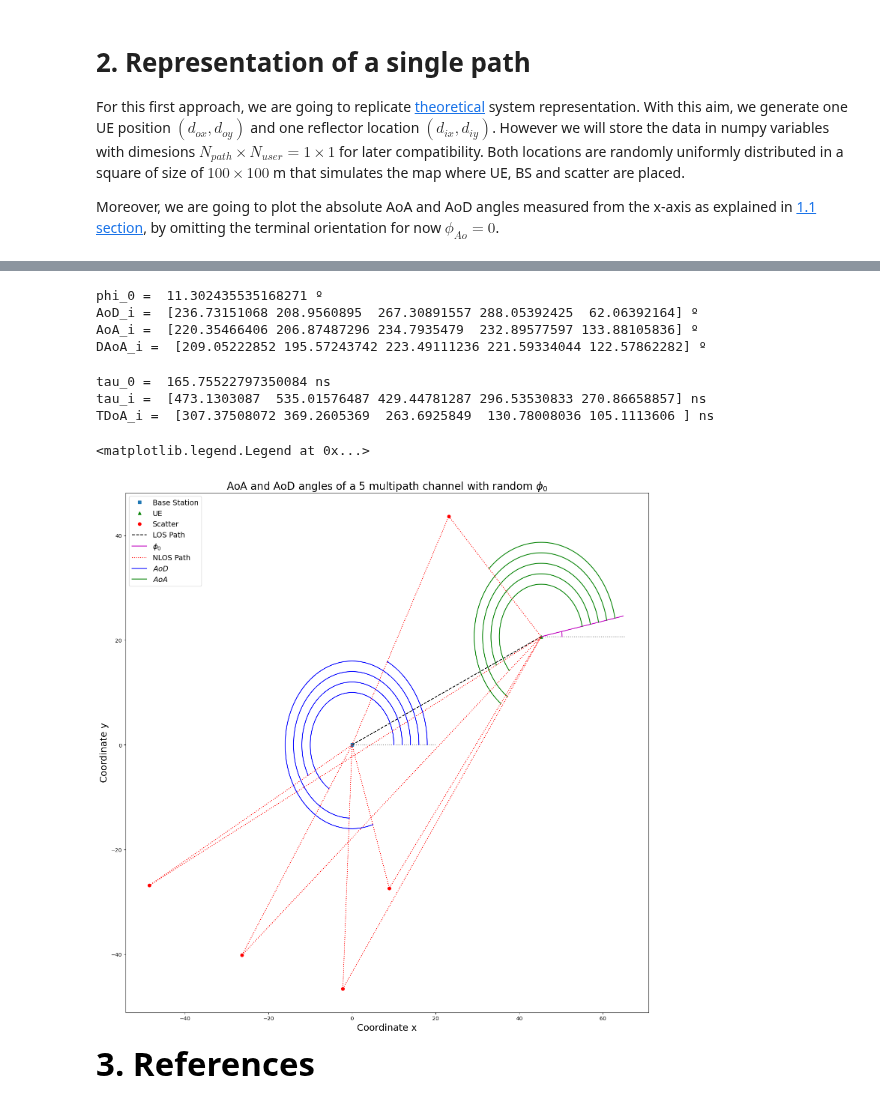
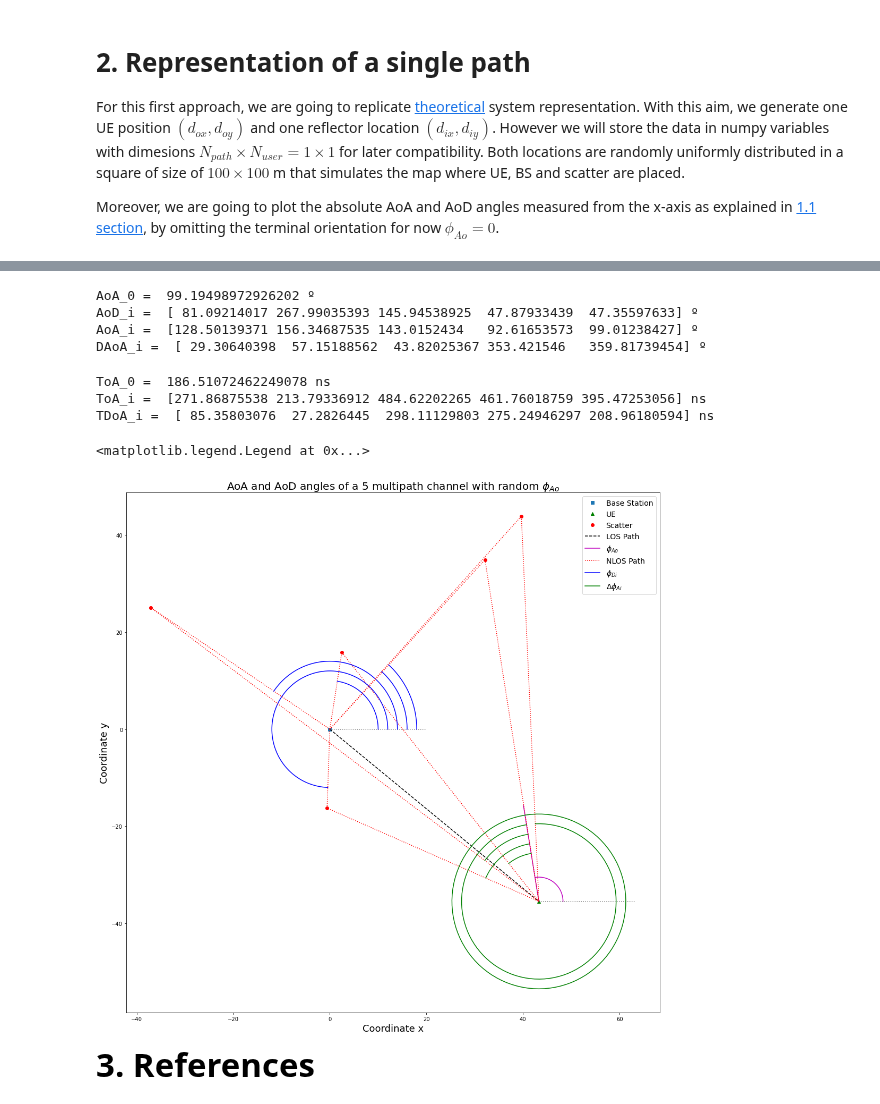
Before and after one commit to gomezcuba/CASTRO-5G, a Jupyter notebook: Tutorials/Tutorial_1_MultipathLocationEstimator.ipynb, the cells around one changed output, grey strips where cells are left out. Saved outputs shown, nothing was run; the diff lists cells and outputs as text; code cells hidden in the pictures.

```diff
--- a/Tutorials/Tutorial_1_MultipathLocationEstimator.ipynb
+++ b/Tutorials/Tutorial_1_MultipathLocationEstimator.ipynb
@@ -241,9 +227,9 @@ In this second approach part, we are going to take in account UE orientation, ge
 # %%
 # We generate a random angle for UE offset
-phi_0 = np.random.rand(1)*2*np.pi
-DAoA_i = np.mod(AoA_i - phi_0, 2*np.pi)
+AoA_0 = np.random.rand(1)*2*np.pi
+DAoA_i = np.mod(AoA_i - AoA_0, 2*np.pi)
 
-print("phi_0 = ",np.rad2deg(phi_0[0]), "º")
+print("AoA_0 = ",np.rad2deg(AoA_0[0]), "º")
 print("AoA_i = ",np.rad2deg(AoA_i[0][0]), "º")
 print("DAoA_i = ",np.rad2deg(DAoA_i[0][0]), "º")
 # %% [output]
@@ -278,13 +264,13 @@ plt.plot([0, circle_scale + Npath*2], [0,0], ":", color="grey")
 plt.plot([d_0x, d_0x + circle_scale + Npath], [d_0y,d_0y], ":", color="grey")
 
 # Plot phi_0 reference line
-plt.plot([d_0x, d_0x + np.cos(phi_0)*circle_scale], [d_0y, d_0y + np.sin(phi_0)*circle_scale], color="m")
+plt.plot([d_0x, d_0x + np.cos(AoA_0)*circle_scale], [d_0y, d_0y + np.sin(AoA_0)*circle_scale], color="m")
 
-# Plot phi_0 angle
-plt.plot(d_0x + (circle_scale/2)*np.cos((phi_0)*t), d_0y + (circle_scale/2)*np.sin((phi_0)*t), color="m" ,label="$\phi_0$")
+# Plot AoA_0 angle
+plt.plot(d_0x + (circle_scale/2)*np.cos((AoA_0)*t), d_0y + (circle_scale/2)*np.sin((AoA_0)*t), color="m" ,label="$\phi_{Ao}$")
 
 # Plot AoD angle
-plt.plot(0 + (circle_scale)*np.cos(AoD_i[0]*t), 0 + (circle_scale)*np.sin(AoD_i[0]*t), color="b", label="$AoD$")
+plt.plot(0 + (circle_scale)*np.cos(AoD_i[0]*t), 0 + (circle_scale)*np.sin(AoD_i[0]*t), color="b", label="$\phi_{Di}$")
 
 # Plot AoA angle
 x = np.array([(circle_scale)*np.cos(DAoA_i[0]*t)])
@@ -292,12 +278,12 @@ y = np.array([(circle_scale)*np.sin(DAoA_i[0]*t)])
 
 rotated = np.concatenate((x, y), axis=0)
 
-newX = rotated[0,:] * np.cos(phi_0) - rotated[1,:] * np.sin(phi_0)
-newY = rotated[0,:] * np.sin(phi_0) + rotated[1,:] * np.cos(phi_0)
+newX = rotated[0,:] * np.cos(AoA_0) - rotated[1,:] * np.sin(AoA_0)
+newY = rotated[0,:] * np.sin(AoA_0) + rotated[1,:] * np.cos(AoA_0)
 
-plt.plot(d_0x + newX, d_0y + newY, color="g",label="$DAoA$")
+plt.plot(d_0x + newX, d_0y + newY, color="g",label="$\Delta\phi_{Ai}$")
 
-plt.title("DAoA and AoD angles of a multipath channel with random $\phi_0$", fontsize=20)
+plt.title("DAoA and AoD angles of a multipath channel with random $\phi_{Ao}$", fontsize=20)
 plt.xlabel("Coordinate x", fontsize=18)
 plt.ylabel("Coordinate y", fontsize=18)
 
@@ -356,19 +342,19 @@ AoA_i = np.arctan((d_iy - d_0y)/(d_ix - d_0x))
 AoA_i = np.mod(AoA_i + np.pi*((d_ix - d_0x) < 0), 2*np.pi)
 
 #We generate a SINGLE random angle for UE offset
-phi_0 = np.random.rand(1)*2*np.pi
+AoA_0 = np.random.rand(1)*2*np.pi
 
-DAoA_i = np.mod(AoA_i - phi_0, 2*np.pi)
+DAoA_i = np.mod(AoA_i - AoA_0, 2*np.pi)
 
-print("phi_0 = ",np.rad2deg(phi_0[0]), "º")
+print("AoA_0 = ",np.rad2deg(AoA_0[0]), "º")
 print("AoD_i = ",np.rad2deg(AoD_i[:,0].T), "º")
 print("AoA_i = ",np.rad2deg(AoA_i[:,0]), "º")
 print("DAoA_i = ",np.rad2deg(DAoA_i[:,0]), "º")
 # %% [output]
-phi_0 =  11.302435535168271 º
-AoD_i =  [236.73151068 208.9560895  267.30891557 288.05392425  62.06392164] º
-AoA_i =  [220.35466406 206.87487296 234.7935479  232.89577597 133.88105836] º
-DAoA_i =  [209.05222852 195.57243742 223.49111236 221.59334044 122.57862282] º
+AoA_0 =  99.19498972926202 º
+AoD_i =  [ 81.09214017 267.99035393 145.94538925  47.87933439  47.35597633] º
+AoA_i =  [128.50139371 156.34687535 143.0152434   92.61653573  99.01238427] º
+DAoA_i =  [ 29.30640398  57.15188562  43.82025367 353.421546   359.81739454] º
 # %%
 # Ligth speed
 c = 3e8
@@ -377,22 +363,22 @@ c = 3e8
 l_0 = abs(d_0y/np.sin(AoD_0))
 
 # LOS path time delay
-tau_0 = l_0/c
+ToA_0 = l_0/c
 
 # NLOS path time delay
 l_i = np.abs(d_iy/np.sin(AoD_i)) + np.abs((d_iy - d_0y)/np.sin(AoA_i))
-tau_i = l_i/c
+ToA_i = l_i/c
 
 # Delay difference between LOS and NLOS paths
-TDoA_i = tau_i - tau_0
+TDoA_i = ToA_i - ToA_0
 
-print("tau_0 = ",tau_0[0]*1e9, "ns")
-print("tau_i = ",tau_i[:,0]*1e9, "ns")
+print("ToA_0 = ",ToA_0[0]*1e9, "ns")
+print("ToA_i = ",ToA_i[:,0]*1e9, "ns")
 print("TDoA_i = ",TDoA_i[:,0]*1e9, "ns")
 # %% [output]
-tau_0 =  165.75522797350084 ns
-tau_i =  [473.1303087  535.01576487 429.44781287 296.53530833 270.86658857] ns
-TDoA_i =  [307.37508072 369.2605369  263.6925849  130.78008036 105.1113606 ] ns
+ToA_0 =  186.51072462249078 ns
+ToA_i =  [271.86875538 213.79336912 484.62202265 461.76018759 395.47253056] ns
+TDoA_i =  [ 85.35803076  27.2826445  298.11129803 275.24946297 208.96180594] ns
 # %%
 plt.figure(5)
 
@@ -418,42 +404,41 @@ plt.plot([0, circle_scale + Npath*2], [0,0], ":", color="grey")
 plt.plot([d_0x, d_0x + circle_scale + Npath*2], [d_0y,d_0y], ":", color="grey")
 
 # Plot phi_0 reference line
-plt.plot([d_0x, d_0x + np.cos(phi_0)*(circle_scale+Npath*2)], [d_0y, d_0y + np.sin(phi_0)*(circle_scale+Npath*2)], color="m")
+plt.plot([d_0x, d_0x + np.cos(AoA_0)*(circle_scale+Npath*2)], [d_0y, d_0y + np.sin(AoA_0)*(circle_scale+Npath*2)], color="m")
 
 # Plot phi_0 angle
-plt.plot(d_0x + (circle_scale/2)*np.cos((phi_0)*t), d_0y + (circle_scale/2)*np.sin((phi_0)*t), color="m", label="$\phi_0$")
-
+plt.plot(d_0x + (circle_scale/2)*np.cos((AoA_0)*t), d_0y + (circle_scale/2)*np.sin((AoA_0)*t), color="m", label="$\phi_{Ao}$")
 
 for p in range(Npath):
 
     # Plot NLOS paths
     plt.plot([0,d_ix[p,0],d_0x[0]], [0,d_iy[p,0],d_0y[0]], ':r', label="NLOS Path")
 
     # Plot AoD angles
-    plt.plot(0 + (circle_scale + p*2)*np.cos(AoD_i[p,0]*t), 0 + (circle_scale + p*2)*np.sin(AoD_i[p,0]*t), color="b", label="$AoD$")
+    plt.plot(0 + (circle_scale + p*2)*np.cos(AoD_i[p,0]*t), 0 + (circle_scale + p*2)*np.sin(AoD_i[p,0]*t), color="b", label="$\phi_{Di}$")
 
     # Plot AoA angles
     x = np.array([(circle_scale + p*2)*np.cos(DAoA_i[p,0]*t)])
     y = np.array([(circle_scale + p*2)*np.sin(DAoA_i[p,0]*t)])
 
     rotated = np.concatenate((x, y), axis=0)
 
-    newX = rotated[0,:] * np.cos(phi_0) - rotated[1,:] * np.sin(phi_0)
-    newY = rotated[0,:] * np.sin(phi_0) + rotated[1,:] * np.cos(phi_0)
+    newX = rotated[0,:] * np.cos(AoA_0) - rotated[1,:] * np.sin(AoA_0)
+    newY = rotated[0,:] * np.sin(AoA_0) + rotated[1,:] * np.cos(AoA_0)
 
-    plt.plot(d_0x + newX, d_0y + newY, color="g", label="$AoA$")
+    plt.plot(d_0x + newX, d_0y + newY, color="g", label="$\Delta\phi_{Ai}$")
 
-plt.title("AoA and AoD angles of a " + str(Npath) + " multipath channel with random $\phi_0$", fontsize=20)
+plt.title("AoA and AoD angles of a " + str(Npath) + " multipath channel with random $\phi_{Ao}$", fontsize=20)
 plt.xlabel("Coordinate x", fontsize=18)
 plt.ylabel("Coordinate y", fontsize=18)
 
 # Create and avoid label repetitions in the legends
 handles, labels = plt.gca().get_legend_handles_labels()
 by_label = dict(zip(labels, handles))
 plt.legend(by_label.values(), by_label.keys(), prop={"size": 14})
 # %% [output]
 <matplotlib.legend.Legend at 0x...>
-[figure, old version]
+[figure, new version]
 # %% [markdown]
 <span style="color:black; font-size:33px; font-family: Cambria"><b> 3. References </b></span>
 <br>
```
Also changed, not shown: parts of 13 cells of this notebook, 2 other files.
